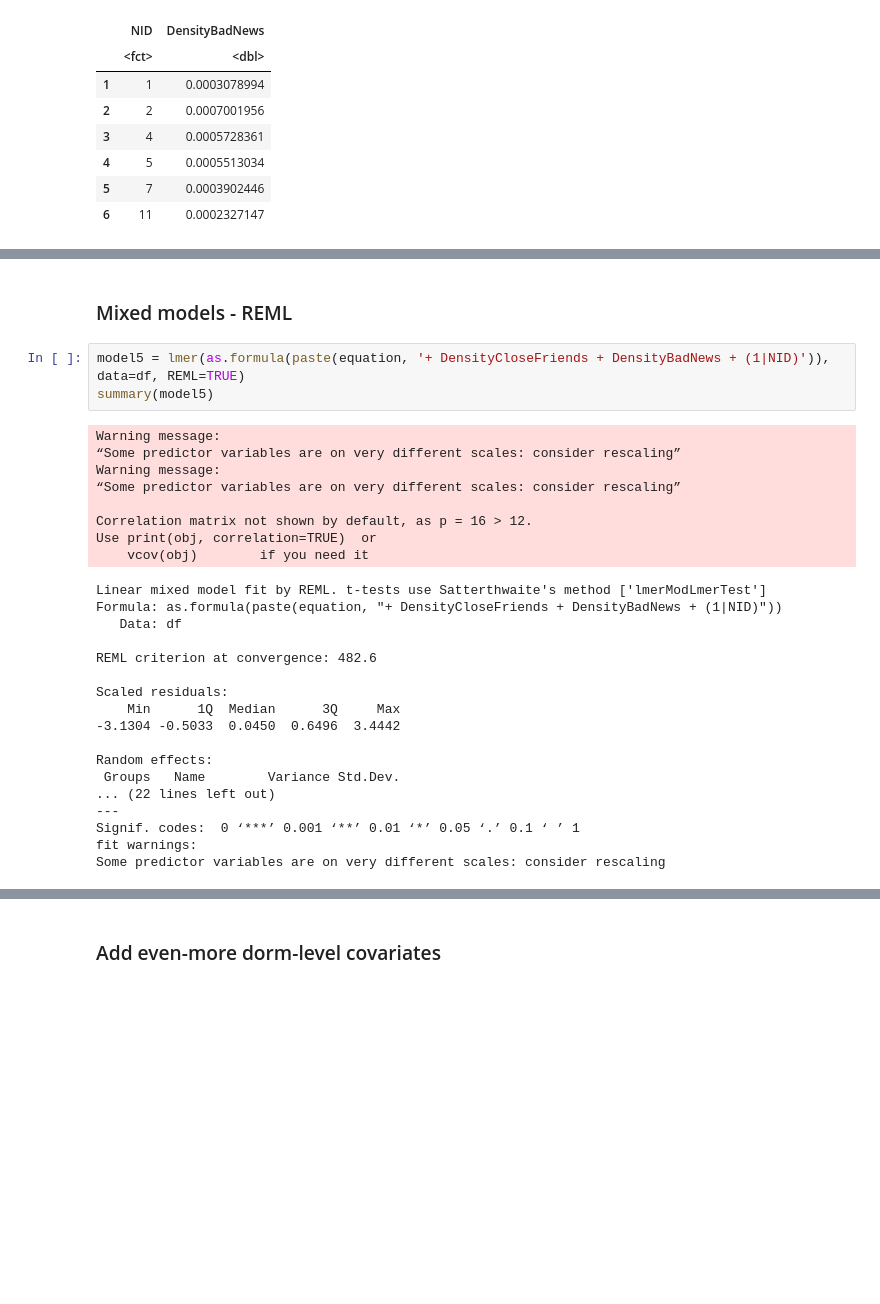
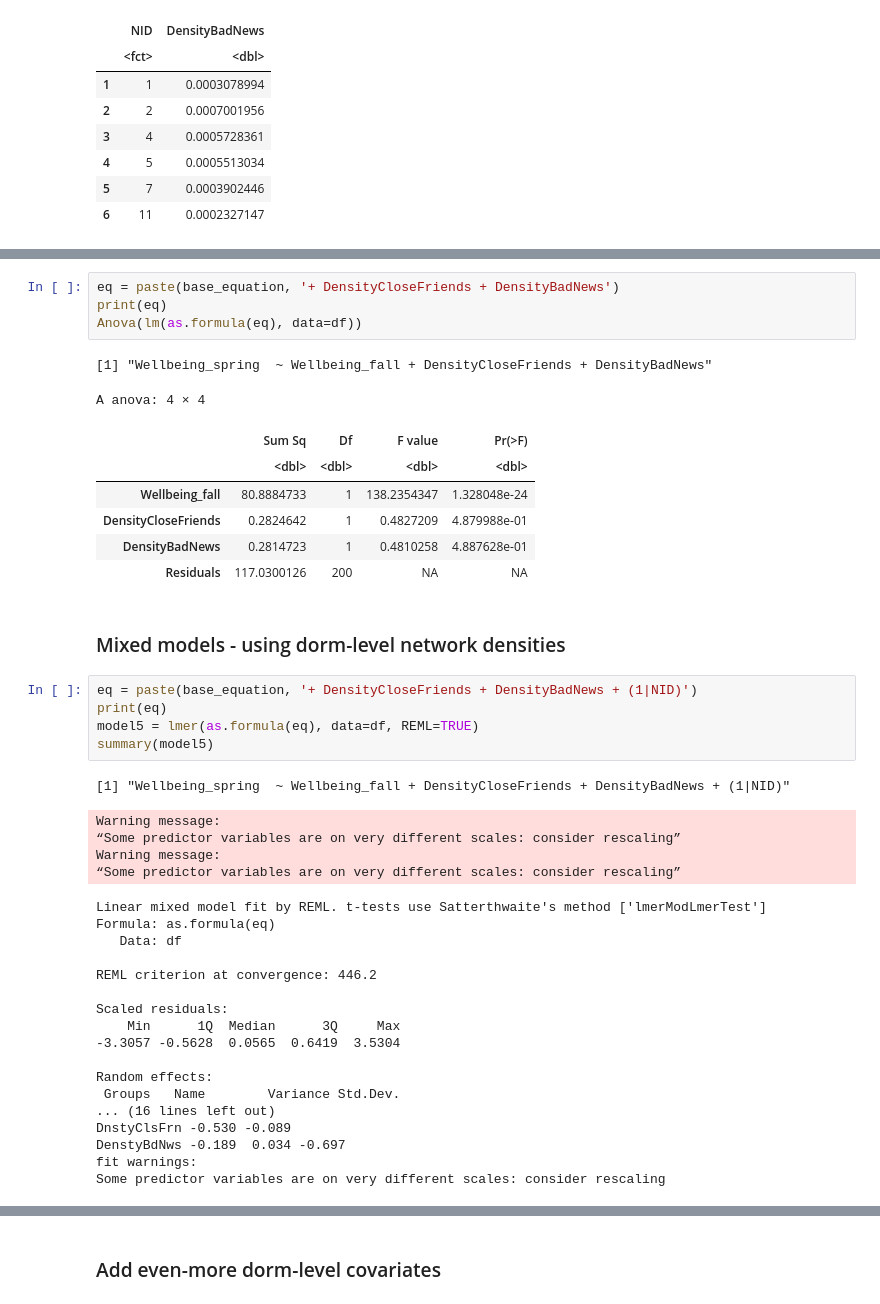
Before and after one commit to snlstanford/Communities-Project, a Jupyter notebook: analysis/2018/Analysis - Does your dorm matter? In R.ipynb, the cells around one changed output, grey strips where cells are left out. Saved outputs shown, nothing was run; the diff lists cells and outputs as text; blank space fills up the shorter version.

Commit message:
Update 2018 dorm analysis

```diff
--- a/analysis/2018/Analysis - Does your dorm matter? In R.ipynb
+++ b/analysis/2018/Analysis - Does your dorm matter? In R.ipynb
@@ -371,31 +411,43 @@ A data.frame: 5 × 19
+# %%
+eq = paste(base_equation, '+ DensityCloseFriends + DensityBadNews')
+print(eq)
+Anova(lm(as.formula(eq), data=df))
+# %% [output]
+[1] "Wellbeing_spring  ~ Wellbeing_fall + DensityCloseFriends + DensityBadNews"
+A anova: 4 × 4
+|  | Sum Sq | Df | F value | Pr(>F) |
+|  | <dbl> | <dbl> | <dbl> | <dbl> |
+| Wellbeing_fall | 80.8884733 | 1 | 138.2354347 | 1.328048e-24 |
+| DensityCloseFriends | 0.2824642 | 1 | 0.4827209 | 4.879988e-01 |
+| DensityBadNews | 0.2814723 | 1 | 0.4810258 | 4.887628e-01 |
+| Residuals | 117.0300126 | 200 | NA | NA |
 # %% [markdown]
-### Mixed models - REML
+### Mixed models - using dorm-level network densities
 # %%
-model5 = lmer(as.formula(paste(equation, '+ DensityCloseFriends + DensityBadNews + (1|NID)')), data=df, REML=TRUE)
+eq = paste(base_equation, '+ DensityCloseFriends + DensityBadNews + (1|NID)')
+print(eq)
+model5 = lmer(as.formula(eq), data=df, REML=TRUE)
 summary(model5)
 # %% [output]
-Warning message:
-“Some predictor variables are on very different scales: consider rescaling”
-Warning message:
-“Some predictor variables are on very different scales: consider rescaling”
-
-Correlation matrix not shown by default, as p = 16 > 12.
-Use print(obj, correlation=TRUE)  or
-    vcov(obj)        if you need it
+[1] "Wellbeing_spring  ~ Wellbeing_fall + DensityCloseFriends + DensityBadNews + (1|NID)"
-Linear mixed model fit by REML. t-tests use Satterthwaite's method ['lmerModLmerTest']
-Formula: as.formula(paste(equation, "+ DensityCloseFriends + DensityBadNews + (1|NID)"))
-   Data: df
-
-REML criterion at convergence: 482.6
-
-Scaled residuals:
-    Min      1Q  Median      3Q     Max
--3.1304 -0.5033  0.0450  0.6496  3.4442
-
-Random effects:
- Groups   Name        Variance Std.Dev.
-... (22 lines left out)
----
-Signif. codes:  0 ‘***’ 0.001 ‘**’ 0.01 ‘*’ 0.05 ‘.’ 0.1 ‘ ’ 1
-fit warnings:
-Some predictor variables are on very different scales: consider rescaling
+Warning message:
+“Some predictor variables are on very different scales: consider rescaling”
+Warning message:
+“Some predictor variables are on very different scales: consider rescaling”
+Linear mixed model fit by REML. t-tests use Satterthwaite's method ['lmerModLmerTest']
+Formula: as.formula(eq)
+   Data: df
+
+REML criterion at convergence: 446.2
+
+Scaled residuals:
+    Min      1Q  Median      3Q     Max
+-3.3057 -0.5628  0.0565  0.6419  3.5304
+
+Random effects:
+ Groups   Name        Variance Std.Dev.
+... (16 lines left out)
+DnstyClsFrn -0.530 -0.089
+DenstyBdNws -0.189  0.034 -0.697
+fit warnings:
+Some predictor variables are on very different scales: consider rescaling
```
Also changed, not shown: parts of 24 cells of this notebook.
